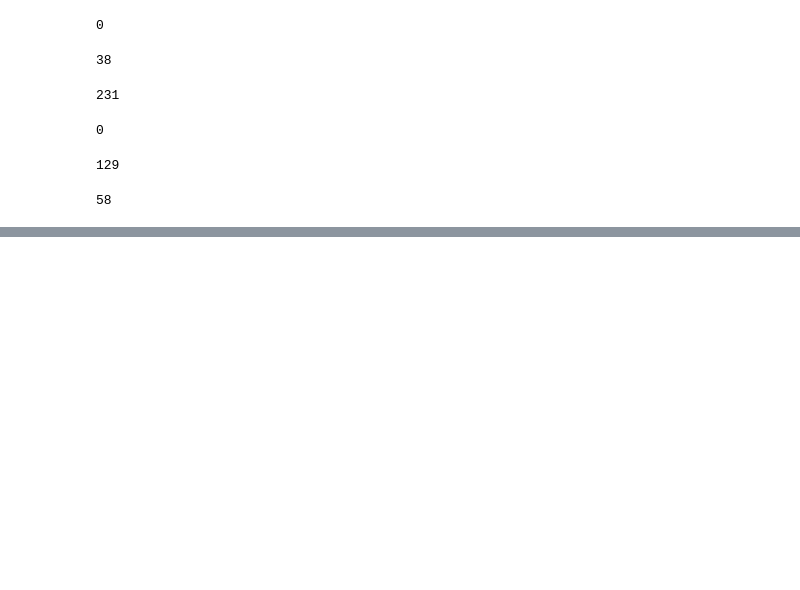
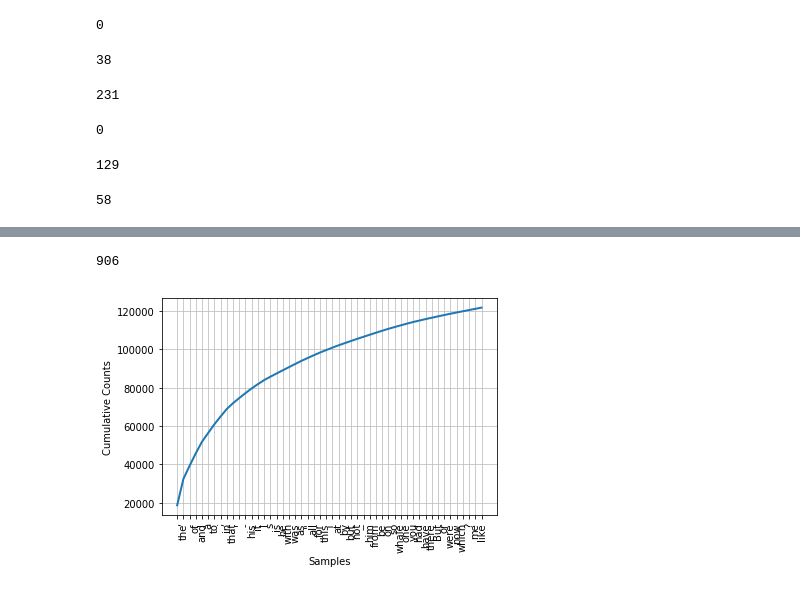
Before and after one commit to drewbrns/houdini, a Jupyter notebook: playground/notebooks/Learning NLTK.ipynb, the cells around one changed output, grey strips where cells are left out. Cells and saved outputs as stored; diff of their text form; code cells hidden in the pictures; blank space fills up the shorter version.

```diff
--- a/playground/notebooks/Learning NLTK.ipynb
+++ b/playground/notebooks/Learning NLTK.ipynb
@@ -120,0 +145,2 @@ text3.count("Abram")
+# %%
+fdist1 = FreqDist(text1)
@@ -120,0 +167,8 @@ text3.count("Abram")
+# %%
+fdist1["whale"]
+# %% [output]
+906
+# %%
+fdist1.plot(50, cumulative=True)
+# %% [output]
+[figure, added]
```
Also changed, not shown: parts of 21 cells of this notebook, 3 other files.
